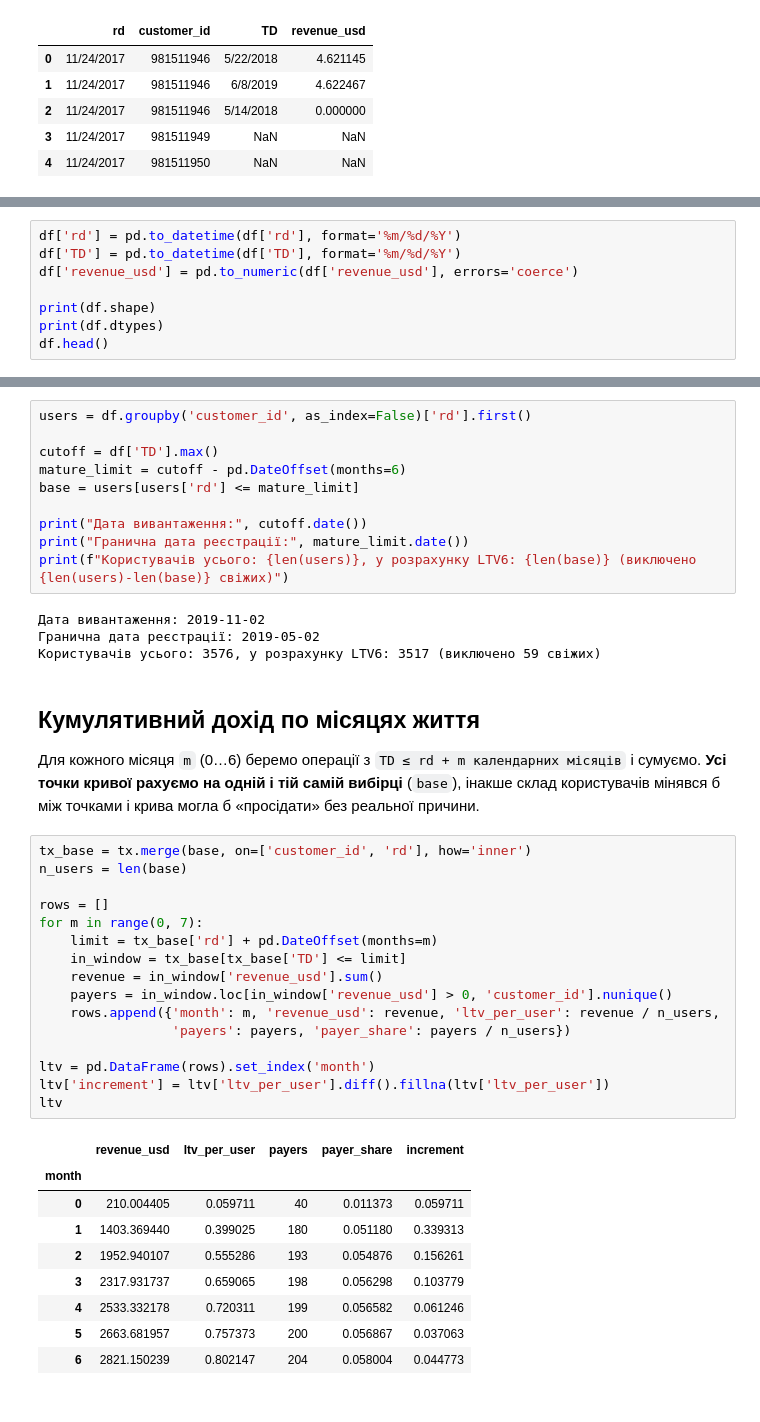
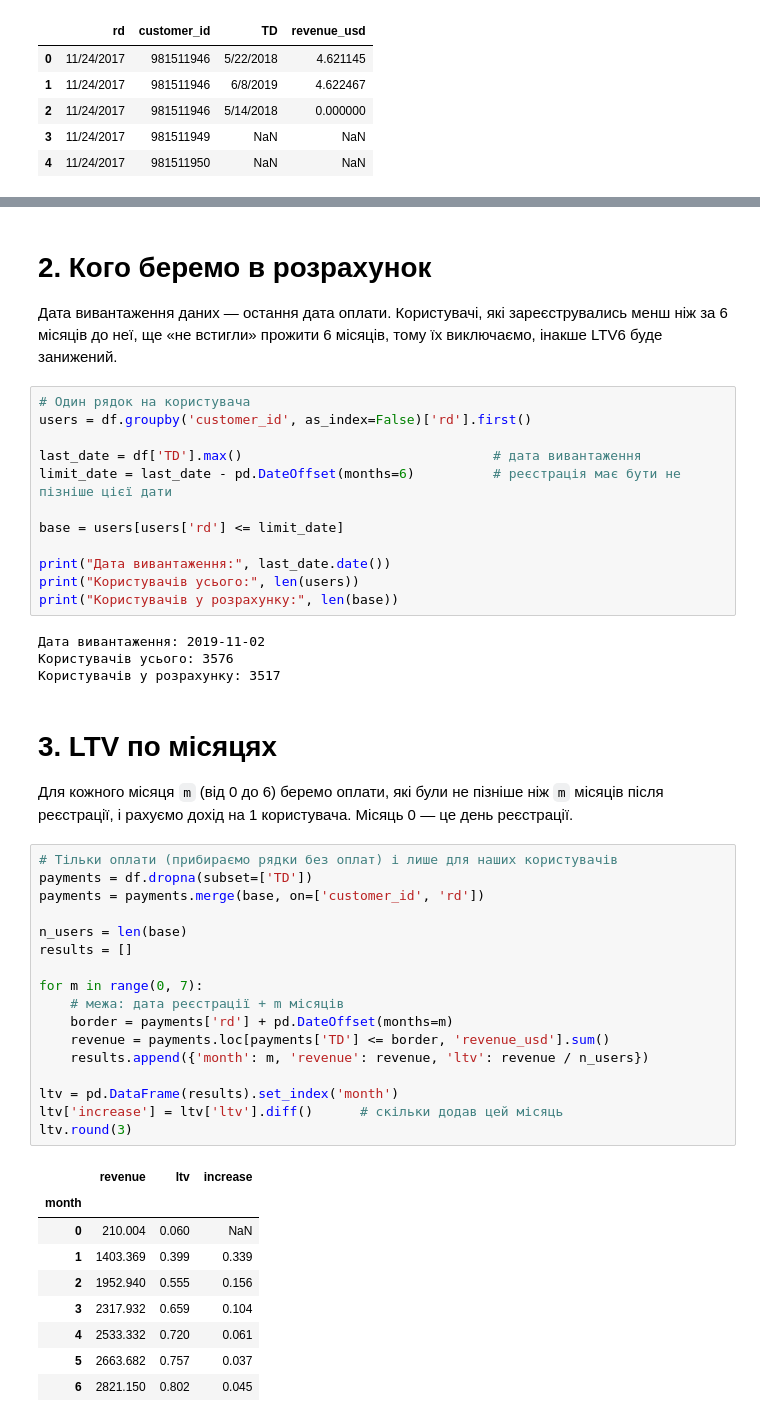
Before and after one commit to Chuchman-Dima/appflame-test, a Jupyter notebook: tasks/Task-4.ipynb, the cells around one changed output, grey strips where cells are left out. Saved outputs shown, nothing was run; the diff lists cells and outputs as text.

```diff
--- a/tasks/Task-4.ipynb
+++ b/tasks/Task-4.ipynb
@@ -35,8 +28,0 @@ memory usage: 134.1 KB
-# %%
-df['rd'] = pd.to_datetime(df['rd'], format='%m/%d/%Y')
-df['TD'] = pd.to_datetime(df['TD'], format='%m/%d/%Y')
-df['revenue_usd'] = pd.to_numeric(df['revenue_usd'], errors='coerce')
-
-print(df.shape)
-print(df.dtypes)
-df.head()
@@ -118,45 +57,52 @@ Name: count, dtype: int64
+# %% [markdown]
+# 2. Кого беремо в розрахунок
+
+Дата вивантаження даних — остання дата оплати. Користувачі, які зареєструвались менш ніж за 6 місяців до неї, ще «не встигли» прожити 6 місяців, тому їх виключаємо, інакше LTV6 буде занижений.
 # %%
+# Один рядок на користувача
 users = df.groupby('customer_id', as_index=False)['rd'].first()
 
-cutoff = df['TD'].max()
-mature_limit = cutoff - pd.DateOffset(months=6)
-base = users[users['rd'] <= mature_limit]
+last_date = df['TD'].max()                                # дата вивантаження
+limit_date = last_date - pd.DateOffset(months=6)          # реєстрація має бути не пізніше цієї дати
 
-print("Дата вивантаження:", cutoff.date())
-print("Гранична дата реєстрації:", mature_limit.date())
-print(f"Користувачів усього: {len(users)}, у розрахунку LTV6: {len(base)} (виключено {len(users)-len(base)} свіжих)")
+base = users[users['rd'] <= limit_date]
+
+print("Дата вивантаження:", last_date.date())
+print("Користувачів усього:", len(users))
+print("Користувачів у розрахунку:", len(base))
 # %% [output]
 Дата вивантаження: 2019-11-02
-Гранична дата реєстрації: 2019-05-02
-Користувачів усього: 3576, у розрахунку LTV6: 3517 (виключено 59 свіжих)
+Користувачів усього: 3576
+Користувачів у розрахунку: 3517
-# %% [markdown]
-## Кумулятивний дохід по місяцях життя
-
-Для кожного місяця `m` (0…6) беремо операції з `TD ≤ rd + m календарних місяців` і сумуємо. **Усі точки кривої рахуємо на одній і тій самій вибірці** (`base`), інакше склад користувачів мінявся б між точками і крива могла б «просідати» без реальної причини.
+# %% [markdown]
+# 3. LTV по місяцях
+
+Для кожного місяця `m` (від 0 до 6) беремо оплати, які були не пізніше ніж `m` місяців після реєстрації, і рахуємо дохід на 1 користувача. Місяць 0 — це день реєстрації.
 # %%
-tx_base = tx.merge(base, on=['customer_id', 'rd'], how='inner')
+# Тільки оплати (прибираємо рядки без оплат) і лише для наших користувачів
+payments = df.dropna(subset=['TD'])
+payments = payments.merge(base, on=['customer_id', 'rd'])
+
 n_users = len(base)
+results = []
 
-rows = []
 for m in range(0, 7):
-    limit = tx_base['rd'] + pd.DateOffset(months=m)
-    in_window = tx_base[tx_base['TD'] <= limit]
-    revenue = in_window['revenue_usd'].sum()
-    payers = in_window.loc[in_window['revenue_usd'] > 0, 'customer_id'].nunique()
-    rows.append({'month': m, 'revenue_usd': revenue, 'ltv_per_user': revenue / n_users,
-                 'payers': payers, 'payer_share': payers / n_users})
+    # межа: дата реєстрації + m місяців
+    border = payments['rd'] + pd.DateOffset(months=m)
+    revenue = payments.loc[payments['TD'] <= border, 'revenue_usd'].sum()
+    results.append({'month': m, 'revenue': revenue, 'ltv': revenue / n_users})
 
-ltv = pd.DataFrame(rows).set_index('month')
-ltv['increment'] = ltv['ltv_per_user'].diff().fillna(ltv['ltv_per_user'])
-ltv
+ltv = pd.DataFrame(results).set_index('month')
+ltv['increase'] = ltv['ltv'].diff()      # скільки додав цей місяць
+ltv.round(3)
 # %% [output]
-|  | revenue_usd | ltv_per_user | payers | payer_share | increment |
-| month |  |  |  |  |  |
-| 0 | 210.004405 | 0.059711 | 40 | 0.011373 | 0.059711 |
-| 1 | 1403.369440 | 0.399025 | 180 | 0.051180 | 0.339313 |
-| 2 | 1952.940107 | 0.555286 | 193 | 0.054876 | 0.156261 |
-| 3 | 2317.931737 | 0.659065 | 198 | 0.056298 | 0.103779 |
-| 4 | 2533.332178 | 0.720311 | 199 | 0.056582 | 0.061246 |
-| 5 | 2663.681957 | 0.757373 | 200 | 0.056867 | 0.037063 |
-| 6 | 2821.150239 | 0.802147 | 204 | 0.058004 | 0.044773 |
+|  | revenue | ltv | increase |
+| month |  |  |  |
+| 0 | 210.004 | 0.060 | NaN |
+| 1 | 1403.369 | 0.399 | 0.339 |
+| 2 | 1952.940 | 0.555 | 0.156 |
+| 3 | 2317.932 | 0.659 | 0.104 |
+| 4 | 2533.332 | 0.720 | 0.061 |
+| 5 | 2663.682 | 0.757 | 0.037 |
+| 6 | 2821.150 | 0.802 | 0.045 |
 # %%
```
Also changed, not shown: parts of 21 cells of this notebook, 2 other files.
